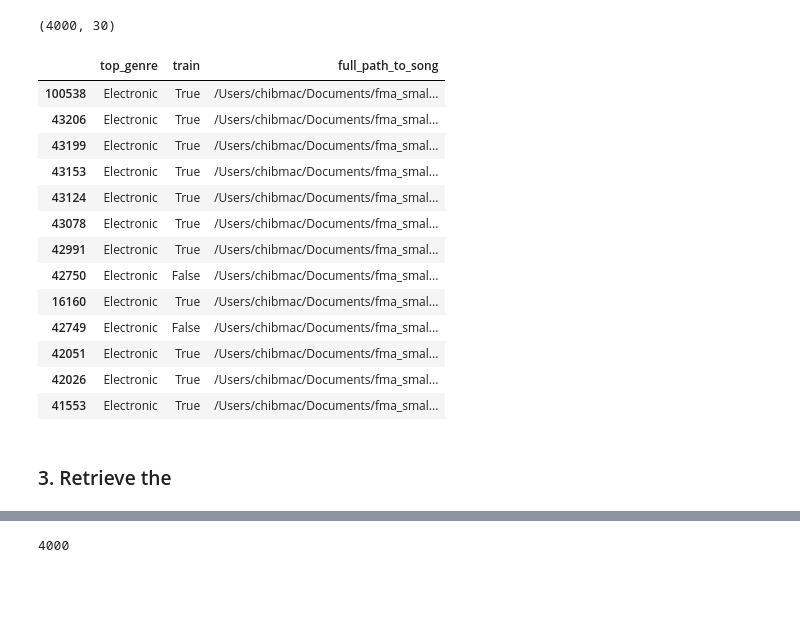
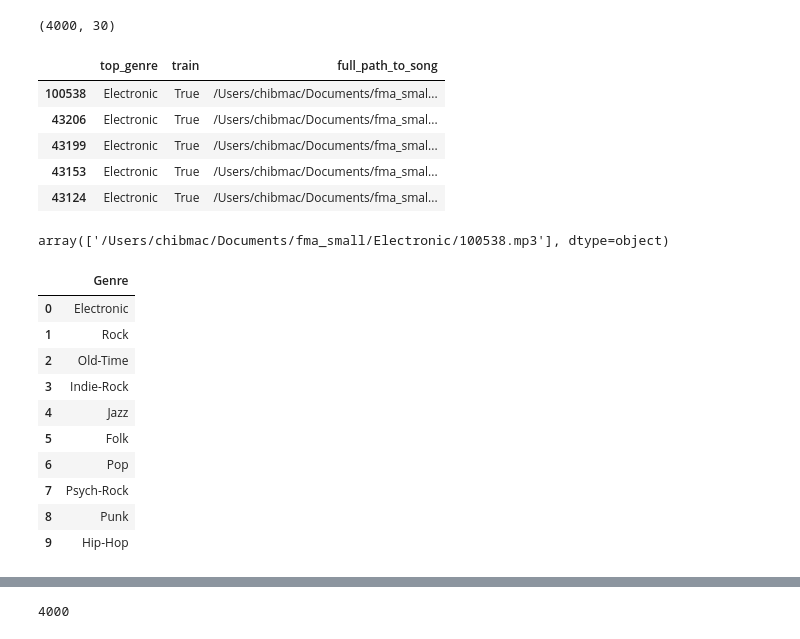
Before and after one commit to Chibukach/mir-fma, a Jupyter notebook: Final Extraction.ipynb, the cells around one changed output, grey strips where cells are left out. Drawn from its saved outputs; the diff is of its cells as text; code cells hidden in the pictures; blank space fills up the shorter version.

```diff
--- a/Final Extraction.ipynb
+++ b/Final Extraction.ipynb
@@ -48,36 +52,44 @@ df.shape
 # %%
 #only choose top genre as the label
 df = df.loc[:,['top_genre','train']]
 
 #ensure that the genre name matches file name in fma_small,
 #i.e Oldtime / Historian conflict issue
 df['top_genre']=df['top_genre'].apply(lambda y: y.split(os.sep)[0].strip())
 #locate each individual song by its full path
 df['temp'] = path_to_small_fma
 str_index = ["%.2d" % x for x in df.index]
 
 complete_genre_list_df = pd.DataFrame(df['top_genre'].unique(), columns = ['Genre'])
 
 #create full path to file and store as a single array
 df['full_path_to_song'] = df.temp.map(str)+ "/"+ df['top_genre'].values+ "/"+ str_index+ ".mp3"
 del df['temp']
 #keep songs according to alphabetical order of songs
 df.sort_values(by = 'top_genre', inplace = True)
-df.head(13)
+df.head()
 # %% [output]
 |  | top_genre | train | full_path_to_song |
 | 100538 | Electronic | True | /Users/chibmac/Documents/fma_smal... |
 | 43206 | Electronic | True | /Users/chibmac/Documents/fma_smal... |
 | 43199 | Electronic | True | /Users/chibmac/Documents/fma_smal... |
 | 43153 | Electronic | True | /Users/chibmac/Documents/fma_smal... |
 | 43124 | Electronic | True | /Users/chibmac/Documents/fma_smal... |
-| 43078 | Electronic | True | /Users/chibmac/Documents/fma_smal... |
-| 42991 | Electronic | True | /Users/chibmac/Documents/fma_smal... |
-| 42750 | Electronic | False | /Users/chibmac/Documents/fma_smal... |
-| 16160 | Electronic | True | /Users/chibmac/Documents/fma_smal... |
-| 42749 | Electronic | False | /Users/chibmac/Documents/fma_smal... |
-| 42051 | Electronic | True | /Users/chibmac/Documents/fma_smal... |
-| 42026 | Electronic | True | /Users/chibmac/Documents/fma_smal... |
-| 41553 | Electronic | True | /Users/chibmac/Documents/fma_smal... |
-# %% [markdown]
-### 3. Retrieve the
+# %%
+df['full_path_to_song'][:1].values
+# %% [output]
+array(['/Users/chibmac/Documents/fma_small/Electronic/100538.mp3'], dtype=object)
+# %%
+complete_genre_list_df
+# %% [output]
+|  | Genre |
+| 0 | Electronic |
+| 1 | Rock |
+| 2 | Old-Time |
+| 3 | Indie-Rock |
+| 4 | Jazz |
+| 5 | Folk |
+| 6 | Pop |
+| 7 | Psych-Rock |
+| 8 | Punk |
+| 9 | Hip-Hop |
```
Also changed, not shown: parts of 36 cells of this notebook, 1 other file.
